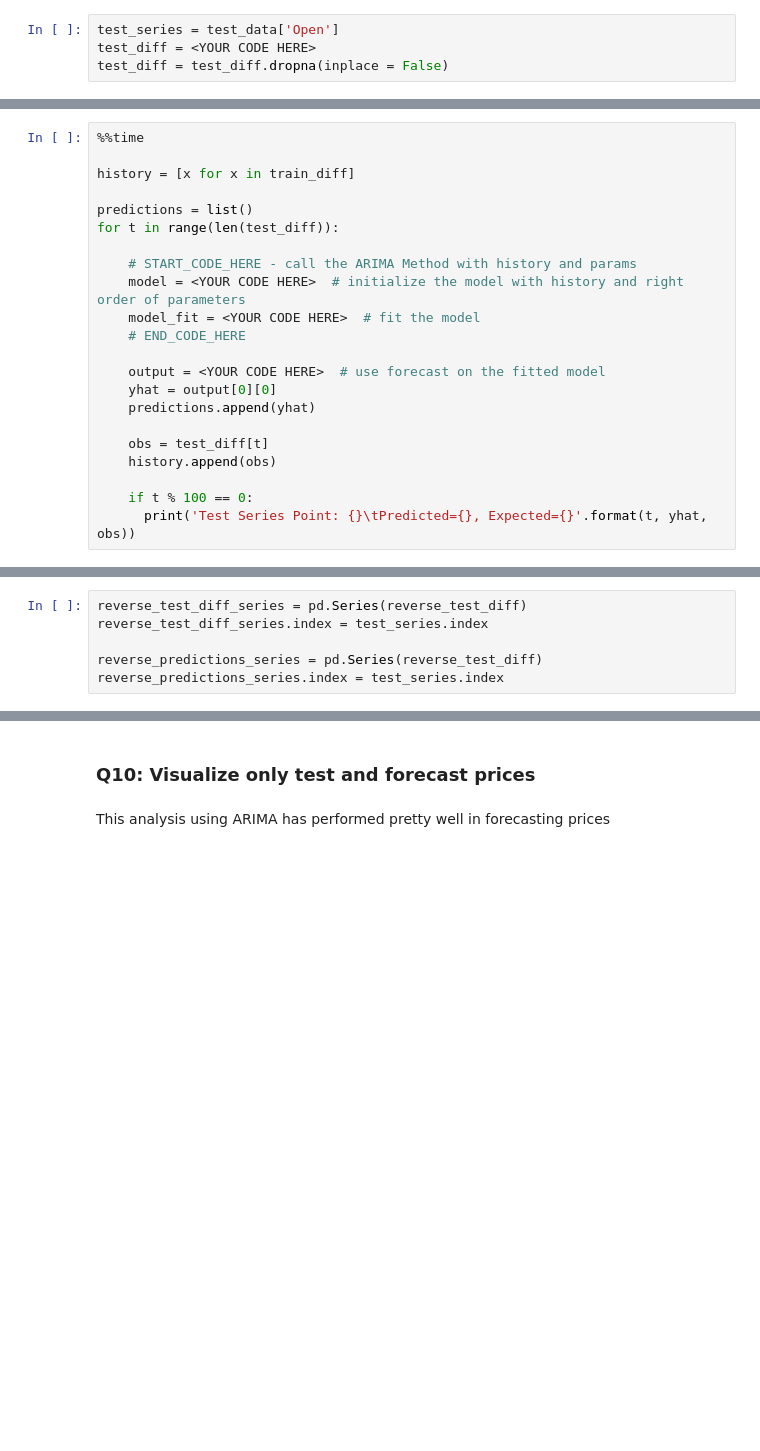
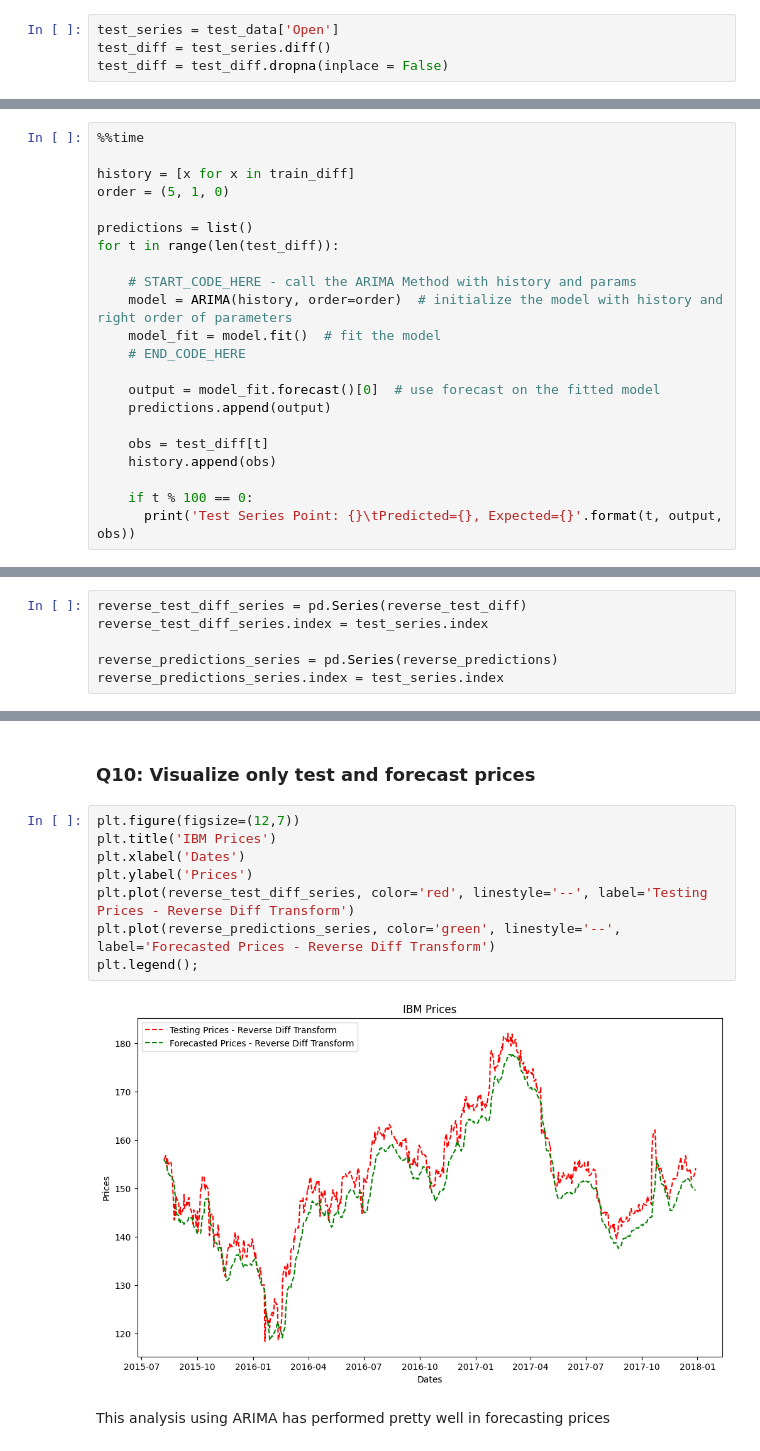
Before and after one commit to jeffreyding18/mec-mini-projects, a Jupyter notebook: mec-18.5.1-time-series-analysis-mini-project/Mini_Project_Time_Series_Forecasting.ipynb, the cells around one changed output, grey strips where cells are left out. Cells and saved outputs as stored; diff of their text form; blank space fills up the shorter version.

Commit message:
Time series

```diff
--- a/mec-18.5.1-time-series-analysis-mini-project/Mini_Project_Time_Series_Forecasting.ipynb
+++ b/mec-18.5.1-time-series-analysis-mini-project/Mini_Project_Time_Series_Forecasting.ipynb
@@ -371,7 +381,7 @@ def smape_kun(y_true, y_pred):
 ### Q8: Difference the Test Series
 # %%
 test_series = test_data['Open']
-test_diff = <YOUR CODE HERE>
+test_diff = test_series.diff()
 test_diff = test_diff.dropna(inplace = False)
 # %% [markdown]
 ### Q9: Train and Forecast using ARIMA Model by filling in the necessary blocks
@@ -385,21 +395,21 @@ from sklearn.metrics import mean_squared_error
 %%time
 
 history = [x for x in train_diff]
+order = (5, 1, 0)
 
 predictions = list()
 for t in range(len(test_diff)):
 
     # START_CODE_HERE - call the ARIMA Method with history and params
-    model = <YOUR CODE HERE>  # initialize the model with history and right order of parameters
-    model_fit = <YOUR CODE HERE>  # fit the model
+    model = ARIMA(history, order=order)  # initialize the model with history and right order of parameters
+    model_fit = model.fit()  # fit the model
     # END_CODE_HERE
 
-    output = <YOUR CODE HERE>  # use forecast on the fitted model
-    yhat = output[0][0]
-    predictions.append(yhat)
+    output = model_fit.forecast()[0]  # use forecast on the fitted model
+    predictions.append(output)
 
     obs = test_diff[t]
     history.append(obs)
 
     if t % 100 == 0:
-      print('Test Series Point: {}\tPredicted={}, Expected={}'.format(t, yhat, obs))
+      print('Test Series Point: {}\tPredicted={}, Expected={}'.format(t, output, obs))
@@ -426,7 +451,7 @@ The loss results for this model are available above. According to the MSE, the m
 reverse_test_diff_series = pd.Series(reverse_test_diff)
 reverse_test_diff_series.index = test_series.index
 
-reverse_predictions_series = pd.Series(reverse_test_diff)
+reverse_predictions_series = pd.Series(reverse_predictions)
 reverse_predictions_series.index = test_series.index
 # %% [markdown]
 ### Visualizing train, test and forecast prices
@@ -442,5 +469,15 @@ plt.legend();
 # %% [markdown]
 ### Q10: Visualize only test and forecast prices
+# %%
+plt.figure(figsize=(12,7))
+plt.title('IBM Prices')
+plt.xlabel('Dates')
+plt.ylabel('Prices')
+plt.plot(reverse_test_diff_series, color='red', linestyle='--', label='Testing Prices - Reverse Diff Transform')
+plt.plot(reverse_predictions_series, color='green', linestyle='--', label='Forecasted Prices - Reverse Diff Transform')
+plt.legend();
+# %% [output]
+[figure, added]
 # %% [markdown]
 This analysis using ARIMA has performed pretty well in forecasting prices
 # %% [markdown]
```
Also changed, not shown: parts of 27 cells of this notebook.
